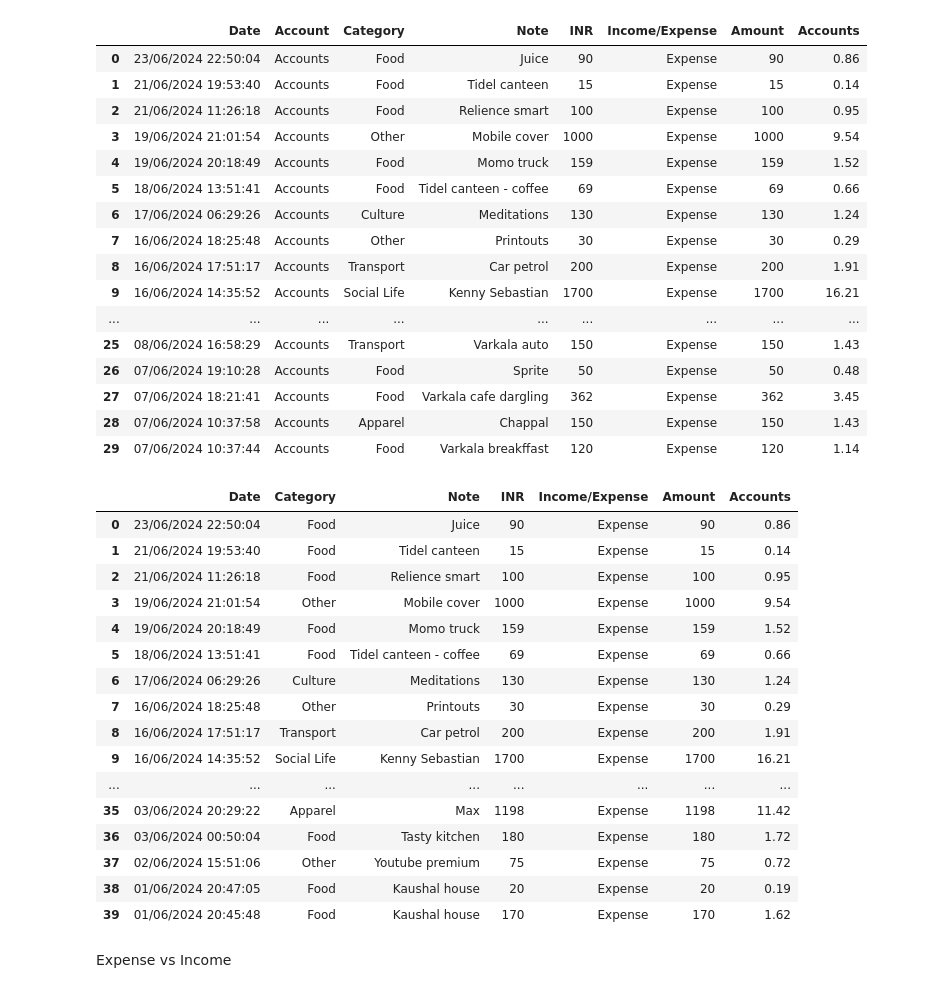
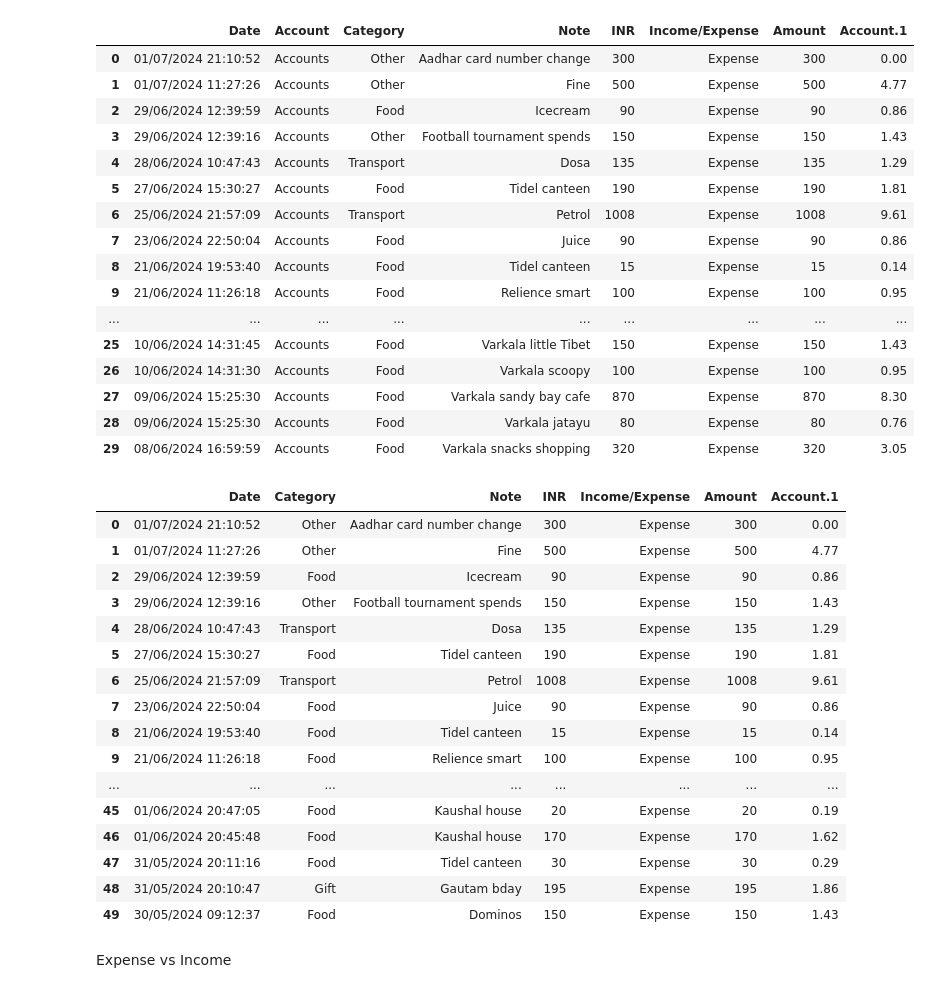
Before and after one commit to arjunprakash027/SpendWise, a Jupyter notebook: analysis/Visualization.ipynb, the cells around one changed output. Drawn from its saved outputs; the diff is of its cells as text; code cells hidden in the pictures.

```diff
--- a/Visualization.ipynb
+++ b/analysis/Visualization.ipynb
@@ -14,71 +6,71 @@ Successfully installed emoji-2.12.1
 # %%
 import pandas as pd
 import emoji
 
 # Load the Excel file
-file_path = r"C:\Users\sushm\OneDrive\Desktop\expense.xlsx"
+file_path = r"/mnt/d/projects/large_projects/SpendWise/data_internal/01-01-2024_31-12-2024.xls"
 
 
 data = pd.read_excel(file_path)
 
 # Function to remove emojis from a string
 def remove_emoji(string):
     return emoji.replace_emoji(string, replace='')
 
 # 1. Remove all emojis from the Category column
 data['Category'] = data['Category'].apply(remove_emoji)
 
 # 2. Remove the Subcategory column
 data = data.drop(columns=['Subcategory'])
 
 # 3. Remove the Description column
 data = data.drop(columns=['Description'])
 
 # 4. Remove the Currency column
 data = data.drop(columns=['Currency'])
 
 # Display the cleaned dataframe
 data.head(30)
 # %% [output]
-|  | Date | Account | Category | Note | INR | Income/Expense | Amount | Accounts |
-| 0 | 23/06/2024 22:50:04 | Accounts | Food | Juice | 90 | Expense | 90 | 0.86 |
-| 1 | 21/06/2024 19:53:40 | Accounts | Food | Tidel canteen | 15 | Expense | 15 | 0.14 |
-| 2 | 21/06/2024 11:26:18 | Accounts | Food | Relience smart | 100 | Expense | 100 | 0.95 |
-| 3 | 19/06/2024 21:01:54 | Accounts | Other | Mobile cover | 1000 | Expense | 1000 | 9.54 |
-| 4 | 19/06/2024 20:18:49 | Accounts | Food | Momo truck | 159 | Expense | 159 | 1.52 |
-| 5 | 18/06/2024 13:51:41 | Accounts | Food | Tidel canteen - coffee | 69 | Expense | 69 | 0.66 |
-| 6 | 17/06/2024 06:29:26 | Accounts | Culture | Meditations | 130 | Expense | 130 | 1.24 |
-| 7 | 16/06/2024 18:25:48 | Accounts | Other | Printouts | 30 | Expense | 30 | 0.29 |
-| 8 | 16/06/2024 17:51:17 | Accounts | Transport | Car petrol | 200 | Expense | 200 | 1.91 |
-| 9 | 16/06/2024 14:35:52 | Accounts | Social Life | Kenny Sebastian | 1700 | Expense | 1700 | 16.21 |
+|  | Date | Account | Category | Note | INR | Income/Expense | Amount | Account.1 |
+| 0 | 01/07/2024 21:10:52 | Accounts | Other | Aadhar card number change | 300 | Expense | 300 | 0.00 |
+| 1 | 01/07/2024 11:27:26 | Accounts | Other | Fine | 500 | Expense | 500 | 4.77 |
+| 2 | 29/06/2024 12:39:59 | Accounts | Food | Icecream | 90 | Expense | 90 | 0.86 |
+| 3 | 29/06/2024 12:39:16 | Accounts | Other | Football tournament spends | 150 | Expense | 150 | 1.43 |
+| 4 | 28/06/2024 10:47:43 | Accounts | Transport | Dosa | 135 | Expense | 135 | 1.29 |
+| 5 | 27/06/2024 15:30:27 | Accounts | Food | Tidel canteen | 190 | Expense | 190 | 1.81 |
+| 6 | 25/06/2024 21:57:09 | Accounts | Transport | Petrol | 1008 | Expense | 1008 | 9.61 |
+| 7 | 23/06/2024 22:50:04 | Accounts | Food | Juice | 90 | Expense | 90 | 0.86 |
+| 8 | 21/06/2024 19:53:40 | Accounts | Food | Tidel canteen | 15 | Expense | 15 | 0.14 |
+| 9 | 21/06/2024 11:26:18 | Accounts | Food | Relience smart | 100 | Expense | 100 | 0.95 |
 | ... | ... | ... | ... | ... | ... | ... | ... | ... |
-| 25 | 08/06/2024 16:58:29 | Accounts | Transport | Varkala auto | 150 | Expense | 150 | 1.43 |
-| 26 | 07/06/2024 19:10:28 | Accounts | Food | Sprite | 50 | Expense | 50 | 0.48 |
-| 27 | 07/06/2024 18:21:41 | Accounts | Food | Varkala cafe dargling | 362 | Expense | 362 | 3.45 |
-| 28 | 07/06/2024 10:37:58 | Accounts | Apparel | Chappal | 150 | Expense | 150 | 1.43 |
-| 29 | 07/06/2024 10:37:44 | Accounts | Food | Varkala breakffast | 120 | Expense | 120 | 1.14 |
+| 25 | 10/06/2024 14:31:45 | Accounts | Food | Varkala little Tibet | 150 | Expense | 150 | 1.43 |
+| 26 | 10/06/2024 14:31:30 | Accounts | Food | Varkala scoopy | 100 | Expense | 100 | 0.95 |
+| 27 | 09/06/2024 15:25:30 | Accounts | Food | Varkala sandy bay cafe | 870 | Expense | 870 | 8.30 |
+| 28 | 09/06/2024 15:25:30 | Accounts | Food | Varkala jatayu | 80 | Expense | 80 | 0.76 |
+| 29 | 08/06/2024 16:59:59 | Accounts | Food | Varkala snacks shopping | 320 | Expense | 320 | 3.05 |
 # %%
 data = data.drop(columns=['Account'])
 # %%
 data.head(50)
 # %% [output]
-|  | Date | Category | Note | INR | Income/Expense | Amount | Accounts |
-| 0 | 23/06/2024 22:50:04 | Food | Juice | 90 | Expense | 90 | 0.86 |
-| 1 | 21/06/2024 19:53:40 | Food | Tidel canteen | 15 | Expense | 15 | 0.14 |
-| 2 | 21/06/2024 11:26:18 | Food | Relience smart | 100 | Expense | 100 | 0.95 |
-| 3 | 19/06/2024 21:01:54 | Other | Mobile cover | 1000 | Expense | 1000 | 9.54 |
-| 4 | 19/06/2024 20:18:49 | Food | Momo truck | 159 | Expense | 159 | 1.52 |
-| 5 | 18/06/2024 13:51:41 | Food | Tidel canteen - coffee | 69 | Expense | 69 | 0.66 |
-| 6 | 17/06/2024 06:29:26 | Culture | Meditations | 130 | Expense | 130 | 1.24 |
-| 7 | 16/06/2024 18:25:48 | Other | Printouts | 30 | Expense | 30 | 0.29 |
-| 8 | 16/06/2024 17:51:17 | Transport | Car petrol | 200 | Expense | 200 | 1.91 |
-| 9 | 16/06/2024 14:35:52 | Social Life | Kenny Sebastian | 1700 | Expense | 1700 | 16.21 |
+|  | Date | Category | Note | INR | Income/Expense | Amount | Account.1 |
+| 0 | 01/07/2024 21:10:52 | Other | Aadhar card number change | 300 | Expense | 300 | 0.00 |
+| 1 | 01/07/2024 11:27:26 | Other | Fine | 500 | Expense | 500 | 4.77 |
+| 2 | 29/06/2024 12:39:59 | Food | Icecream | 90 | Expense | 90 | 0.86 |
+| 3 | 29/06/2024 12:39:16 | Other | Football tournament spends | 150 | Expense | 150 | 1.43 |
+| 4 | 28/06/2024 10:47:43 | Transport | Dosa | 135 | Expense | 135 | 1.29 |
+| 5 | 27/06/2024 15:30:27 | Food | Tidel canteen | 190 | Expense | 190 | 1.81 |
+| 6 | 25/06/2024 21:57:09 | Transport | Petrol | 1008 | Expense | 1008 | 9.61 |
+| 7 | 23/06/2024 22:50:04 | Food | Juice | 90 | Expense | 90 | 0.86 |
+| 8 | 21/06/2024 19:53:40 | Food | Tidel canteen | 15 | Expense | 15 | 0.14 |
+| 9 | 21/06/2024 11:26:18 | Food | Relience smart | 100 | Expense | 100 | 0.95 |
 | ... | ... | ... | ... | ... | ... | ... | ... |
-| 35 | 03/06/2024 20:29:22 | Apparel | Max | 1198 | Expense | 1198 | 11.42 |
-| 36 | 03/06/2024 00:50:04 | Food | Tasty kitchen | 180 | Expense | 180 | 1.72 |
-| 37 | 02/06/2024 15:51:06 | Other | Youtube premium | 75 | Expense | 75 | 0.72 |
-| 38 | 01/06/2024 20:47:05 | Food | Kaushal house | 20 | Expense | 20 | 0.19 |
-| 39 | 01/06/2024 20:45:48 | Food | Kaushal house | 170 | Expense | 170 | 1.62 |
+| 45 | 01/06/2024 20:47:05 | Food | Kaushal house | 20 | Expense | 20 | 0.19 |
+| 46 | 01/06/2024 20:45:48 | Food | Kaushal house | 170 | Expense | 170 | 1.62 |
+| 47 | 31/05/2024 20:11:16 | Food | Tidel canteen | 30 | Expense | 30 | 0.29 |
+| 48 | 31/05/2024 20:10:47 | Gift | Gautam bday | 195 | Expense | 195 | 1.86 |
+| 49 | 30/05/2024 09:12:37 | Food | Dominos | 150 | Expense | 150 | 1.43 |
 # %%
 total_income = data[data['Income/Expense'] == 'Income']['Amount'].sum()
 total_expense = data[data['Income/Expense'] == 'Expense']['Amount'].sum()
```
Also changed, not shown: parts of 9 cells of this notebook, 2 other files.
